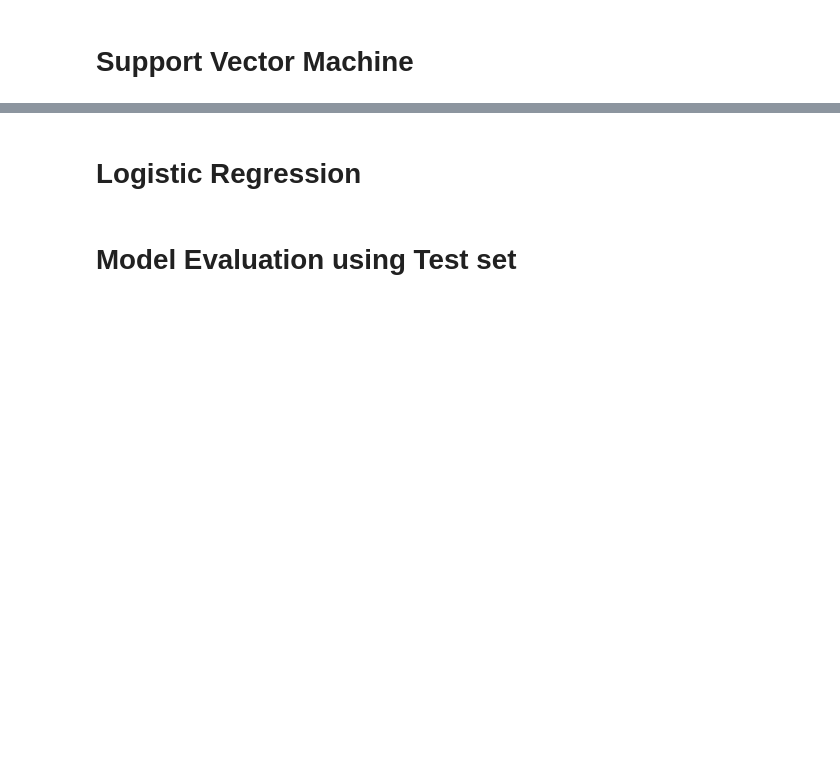
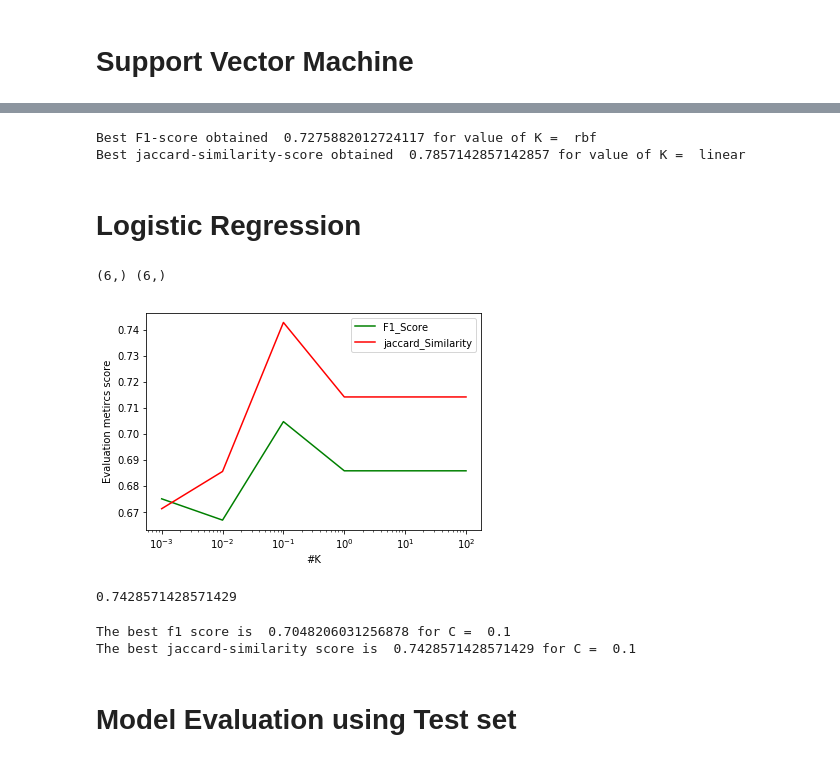
Before and after one commit to Mrutyunjay01/ML-DS-DL-RL-CV-NLP-ETC-Resources-Compilation, a Jupyter notebook: Final_classifier.ipynb, the cells around one changed output, grey strips where cells are left out. Drawn from its saved outputs; the diff is of its cells as text; code cells hidden in the pictures; blank space fills up the shorter version.

```diff
--- a/Final_classifier.ipynb
+++ b/Final_classifier.ipynb
@@ -341,5 +404,50 @@ Best jaccard-similarity-score obtained  0.7857142857142857 for value of K =  6
+# %%
+print("Best F1-score obtained ", f1scoreSvm.max(), "for value of K = ", kernels[f1scoreSvm.argmax()])
+print("Best jaccard-similarity-score obtained ", jaccardSVM.max(), "for value of K = ", kernels[jaccardSVM.argmax()])
+# %% [output]
+Best F1-score obtained  0.7275882012724117 for value of K =  rbf
+Best jaccard-similarity-score obtained  0.7857142857142857 for value of K =  linear
 # %% [markdown]
 # Logistic Regression
+# %%
+from sklearn.linear_model import LogisticRegression
+from sklearn.metrics import log_loss
+
+Cvarieties = [0.001, 0.01, 0.1, 1, 10, 100]
+jaccardLr = np.zeros((len(Cvarieties)))
+f1scoreLr = np.zeros((len(Cvarieties)))
+print(jaccardLr.shape, f1scoreLr.shape)
+# %% [output]
+(6,) (6,)
+# %%
+for i in range(len(Cvarieties)):
+    lr = LogisticRegression(C=Cvarieties[i], solver='liblinear')
+    lr.fit(X_train, Y_train)
+
+    y_pred = lr.predict(X_test)
+
+    jaccardLr[i] = jaccard_similarity_score(y_pred=y_pred, y_true=Y_test)
+    f1scoreLr[i] = f1_score(y_pred=y_pred, y_true=Y_test, average='weighted')
+# %%
+plt.plot(Cvarieties, f1scoreLr, 'g')
+plt.plot(Cvarieties, jaccardLr, 'r')
+plt.legend(('F1_Score', 'jaccard_Similarity'))
+plt.xscale('log')
+plt.xlabel("#K")
+plt.ylabel("Evaluation metircs score")
+plt.show()
+# %% [output]
+[figure, added]
+# %%
+jaccard_similarity_score(y_pred=LogisticRegression(C=0.1,solver='liblinear').fit(X_train, Y_train).predict(X_test), y_true=Y_test)
+# %% [output]
+0.7428571428571429
+# %%
+print('The best f1 score is ', f1scoreLr.max(), 'for C = ', Cvarieties[f1scoreLr.argmax()])
+print('The best jaccard-similarity score is ', jaccardLr.max(), 'for C = ', Cvarieties[jaccardLr.argmax()])
+# %% [output]
+The best f1 score is  0.7048206031256878 for C =  0.1
+The best jaccard-similarity score is  0.7428571428571429 for C =  0.1
 # %% [markdown]
 # Model Evaluation using Test set
 # %%
```
Also changed, not shown: parts of 30 cells of this notebook.
